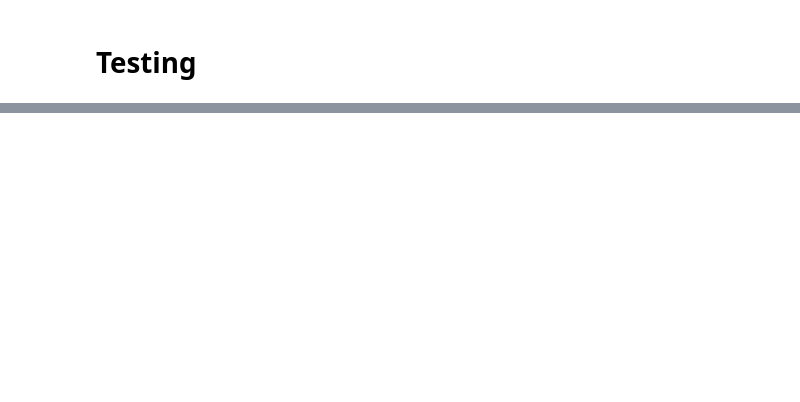
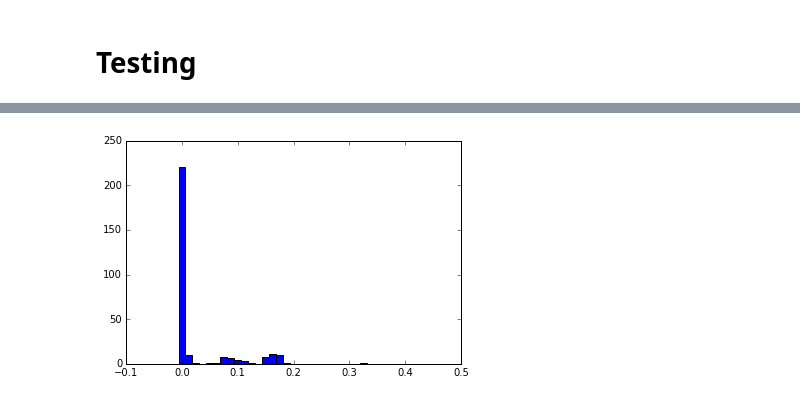
Before and after one commit to morpana/dep_memory, a Jupyter notebook: hopfield.ipynb, the cells around one changed output, grey strips where cells are left out. Saved outputs shown, nothing was run; the diff lists cells and outputs as text; code cells hidden in the pictures; blank space fills up the shorter version.

```diff
--- a/hopfield.ipynb
+++ b/hopfield.ipynb
@@ -536,0 +480,3 @@ KeyboardInterrupt:
+# %%
+def hamming_distance(a,b):
+    return len(np.nonzero(a-b)[0])
@@ -536,0 +489,10 @@ KeyboardInterrupt:
+# %%
+keys = encoded_matrices.keys()
+length = len(encoded_matrices[keys[0]])
+#print "Length: %i\n" %length
+for i in range(len(encoded_matrices)-1):
+    for j in range(i+1,len(encoded_matrices)):
+        diff = hamming_distance(encoded_matrices[keys[i]],encoded_matrices[keys[j]])
+        proportion = float(diff)/length
+        #print "Ids: %s, %s" %(keys[i],keys[j])
+        #print "Diff: %i, proportion: %f\n" %(diff,proportion)
@@ -801,0 +610,6 @@ for index in np.ndindex(matrices["zero"].shape):
+# %%
+m_encoder = scalar_sdr(80,44,-0.25,0.25)
+b_encoder = scalar_sdr(46,20,0.0,1.0)
+dep_encoder = scalar_sdr(46,20,-0.25,0.25)
+# %%
+nodes =  m_encoder.n + b_encoder.n + dep_encoder.n
@@ -801,0 +639,64 @@ for index in np.ndindex(matrices["zero"].shape):
+# %%
+diffs = []
+durations = []
+samples = 10
+for i in range(samples):
+    for index in np.ndindex(matrices["zero"].shape):
+        #print("Index: "+str(index))
+        for id_ in brain_id:
+            brain_sig = brain_id[id_]
+            brain_sig = b_encoder.encode(brain_sig)
+            for id_dep in matrices:
+                data = np.zeros(m_encoder.n)-1
+                data = np.append(data,brain_sig)
+
+                dep = matrices[id_dep][index]
+                dep = dep_encoder.encode(float(dep))
+                data = np.append(data,dep)
+
+                nns[index].setIter(600)
+                t0 = time.time()
+                mem = nns[index].recall(data,(0,m_encoder.n))
+                duration = time.time()-t0
+                durations.append(duration)
+
+                matrix_out = mem[0:m_encoder.n]
+                matrix_decoded = m_encoder.decode(matrix_out)
+
+                diff = m_encoder.decode(m_encoder.encode(float(matrices[id_][index])))-matrix_decoded
+                diffs.append(abs(np.array(diff)))
+
+# print meta data
+print "mean: ", np.mean(np.array(diffs).flatten())
+print "max: ", np.max(np.array(diffs).flatten())
+print "std: ", np.std(np.array(diffs).flatten())
+print "duration: ", np.mean(durations)
+
+# Bar graph plot
+# plotting constants
+max_ = 0.5
+bars = 40
+
+# calculate category indices
+categories = []
+for i in range(bars):
+    categories.append(i*max_/bars)
+width = categories[1]
+
+# tally number of instances for each category
+values = np.zeros(bars)
+for diff in np.array(diffs).flatten():
+    i = int(diff/(max_+0.0000001)*bars)
+    values[i] += 1
+# divide by number of samplesa and ids to obtain normalized score
+values /= samples
+values /= len(matrices.keys())
+
+# plot bar graph
+plt.figure(1)
+plt.bar(categories, values, width, align='center')
+plt.show()
+
+# print number of values that fall into first category (good approximation of how well the memory does)
+print "Values[0]: ", values[0]
+# %% [output]
@@ -801,0 +707 @@ for index in np.ndindex(matrices["zero"].shape):
+[figure, added]
```
Also changed, not shown: parts of 115 cells of this notebook, 2 other files.
